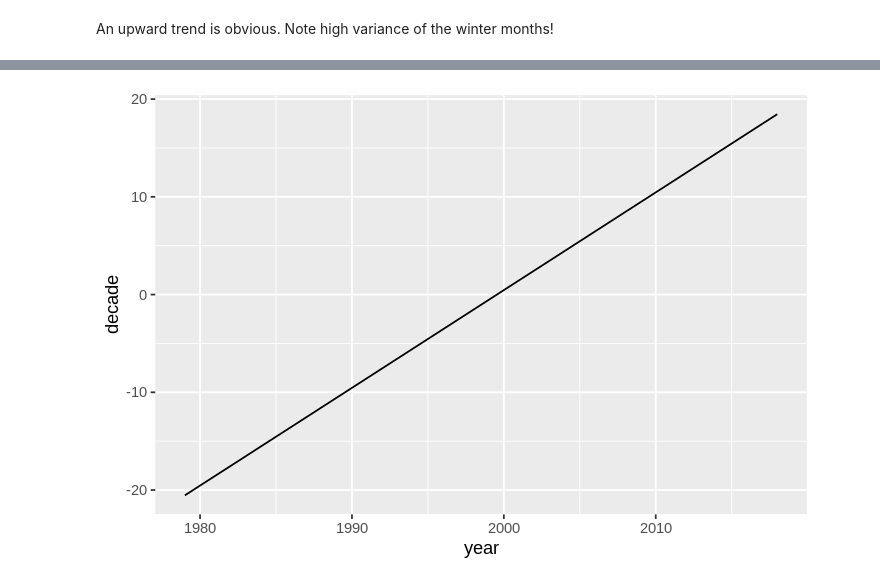
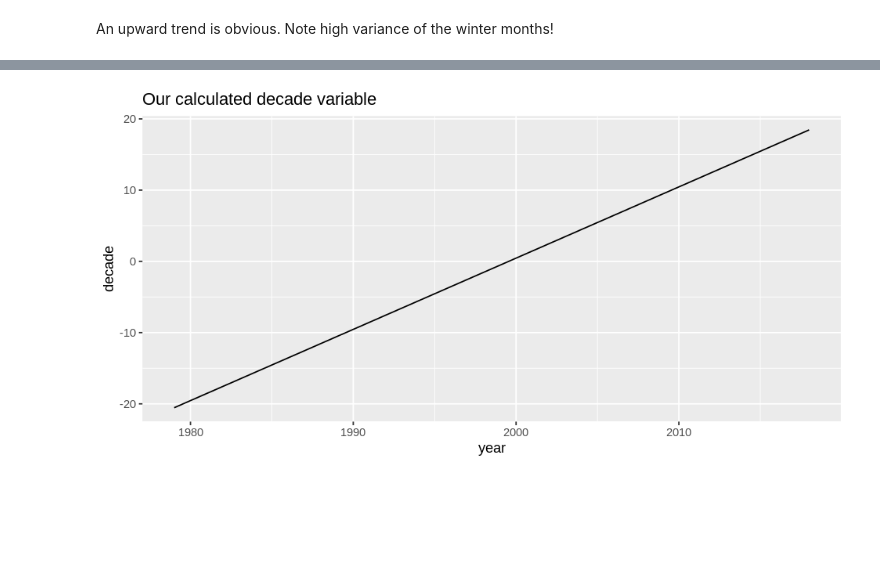
Before and after one commit to euxoa/ompeluseura, a Jupyter notebook: Ompeluseura_apt_get.ipynb, the cells around one changed output, grey strips where cells are left out. Cells and saved outputs as stored; diff of their text form; code cells hidden in the pictures; blank space fills up the shorter version.

```diff
--- a/Ompeluseura_apt_get.ipynb
+++ b/Ompeluseura_apt_get.ipynb
@@ -88,6 +96,7 @@ ggplot(d_year, aes(x=year, y=temp)) + geom_line() + labs(title = "Yearly average
-# %%
-ggplot(d_year, aes(x=year, y=decade)) + geom_line()
-# %% [output]
-[figure, removed]
+# %%
+# Our calculated decade variable is just distance from 1.1.2000 in years. Almost normalized way of presenting year.
+ggplot(d_year, aes(x=year, y=decade)) + geom_line() + labs(title = "Our calculated decade variable")
+# %% [output]
+[figure, added]
 # %%
 stan_data <- with(d_year, list(N=length(temp), decade=decade, temp=temp))
```
Also changed, not shown: parts of 15 cells of this notebook.
